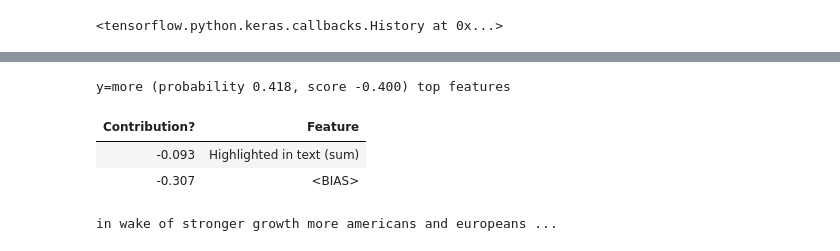
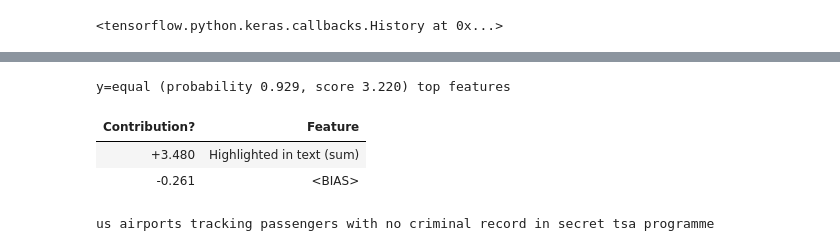
Before and after one commit to ml-jzimmermann/Capstone, a Jupyter notebook: backend/src/model/distil_bert_google.ipynb, the cells around one changed output, grey strips where cells are left out. Drawn from its saved outputs; the diff is of its cells as text; code cells hidden in the pictures.

```diff
--- a/backend/src/model/distil_bert_google.ipynb
+++ b/backend/src/model/distil_bert_google.ipynb
@@ -104,12 +104,12 @@ id:802 | loss:3.36 | true:less | pred:equal)
 # %%
 predictor = ktrain.get_predictor(learner.model, preproc=transformer)
 # %%
-predictor.explain(x_train[2047])
+predictor.explain(x_train[741])
 # %% [output]
 [interactive output not drawn]
 [interactive output not drawn]
-y=more (probability 0.418, score -0.400) top features
+y=equal (probability 0.929, score 3.220) top features
 | Contribution? | Feature |
-| -0.093 | Highlighted in text (sum) |
-| -0.307 | <BIAS> |
+| +3.480 | Highlighted in text (sum) |
+| -0.261 | <BIAS> |
-in wake of stronger growth more americans and europeans ...
+us airports tracking passengers with no criminal record in secret tsa programme
```
Also changed, not shown: parts of 3 cells of this notebook.
